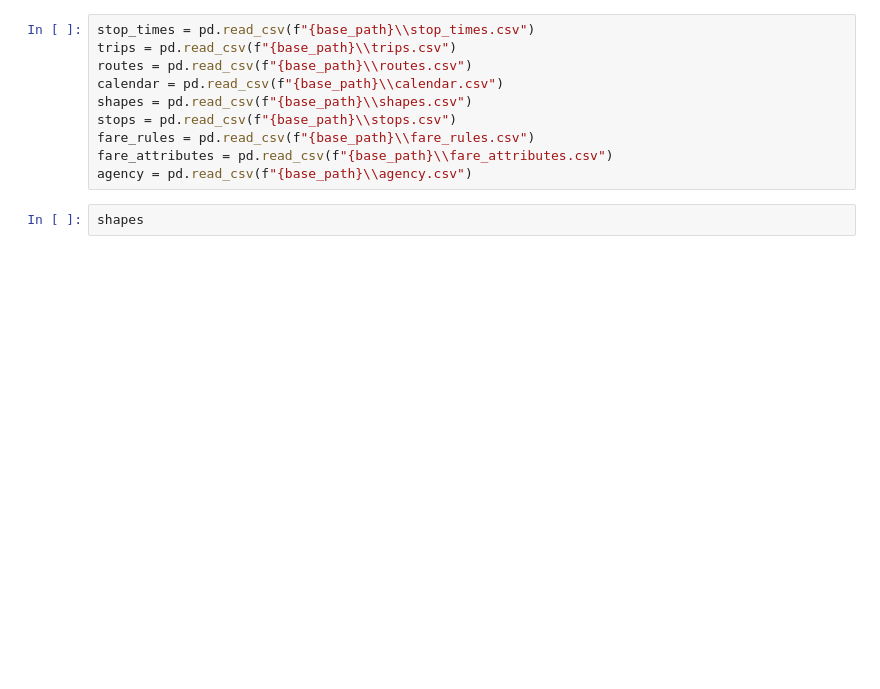
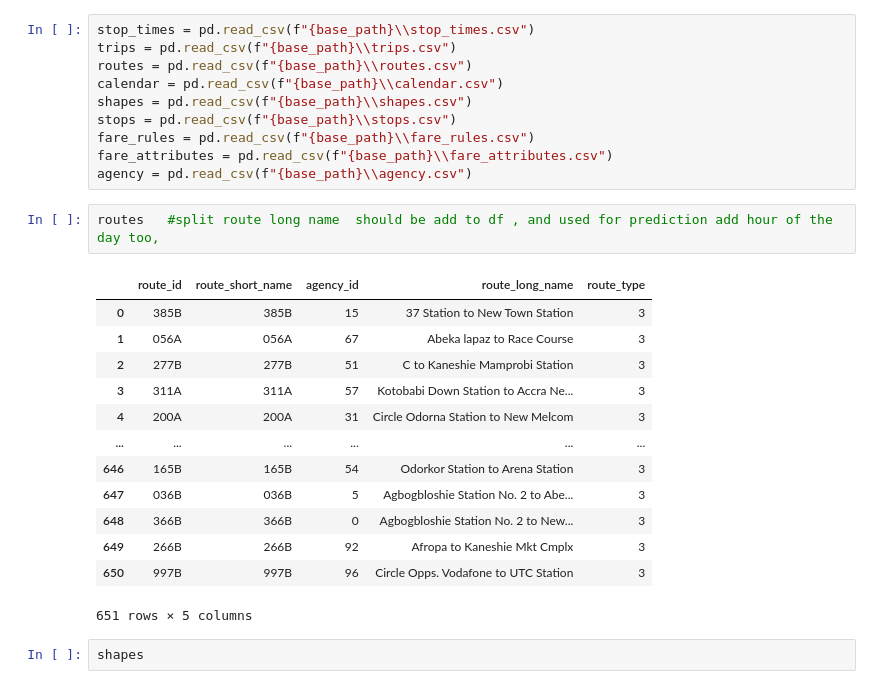
Before and after one commit to adobea-dev/umpire, a Jupyter notebook: Travel time prediction.ipynb, the cells around one changed output. Cells and saved outputs as stored; diff of their text form; blank space fills up the shorter version.

```diff
--- a/Travel time prediction.ipynb
+++ b/Travel time prediction.ipynb
@@ -34,6 +39,22 @@ stops = pd.read_csv(f"{base_path}\\stops.csv")
 fare_rules = pd.read_csv(f"{base_path}\\fare_rules.csv")
 fare_attributes = pd.read_csv(f"{base_path}\\fare_attributes.csv")
 agency = pd.read_csv(f"{base_path}\\agency.csv")
+# %%
+routes   #split route long name  should be add to df , and used for prediction add hour of the day too,
+# %% [output]
+|  | route_id | route_short_name | agency_id | route_long_name | route_type |
+| 0 | 385B | 385B | 15 | 37 Station to New Town Station | 3 |
+| 1 | 056A | 056A | 67 | Abeka lapaz to Race Course | 3 |
+| 2 | 277B | 277B | 51 | C to Kaneshie Mamprobi Station | 3 |
+| 3 | 311A | 311A | 57 | Kotobabi Down Station to Accra Ne... | 3 |
+| 4 | 200A | 200A | 31 | Circle Odorna Station to New Melcom | 3 |
+| ... | ... | ... | ... | ... | ... |
+| 646 | 165B | 165B | 54 | Odorkor Station to Arena Station | 3 |
+| 647 | 036B | 036B | 5 | Agbogbloshie Station No. 2 to Abe... | 3 |
+| 648 | 366B | 366B | 0 | Agbogbloshie Station No. 2 to New... | 3 |
+| 649 | 266B | 266B | 92 | Afropa to Kaneshie Mkt Cmplx | 3 |
+| 650 | 997B | 997B | 96 | Circle Opps. Vodafone to UTC Station | 3 |
+651 rows × 5 columns
 # %%
 shapes
 # %% [output]
```
Also changed, not shown: parts of 19 cells of this notebook.
